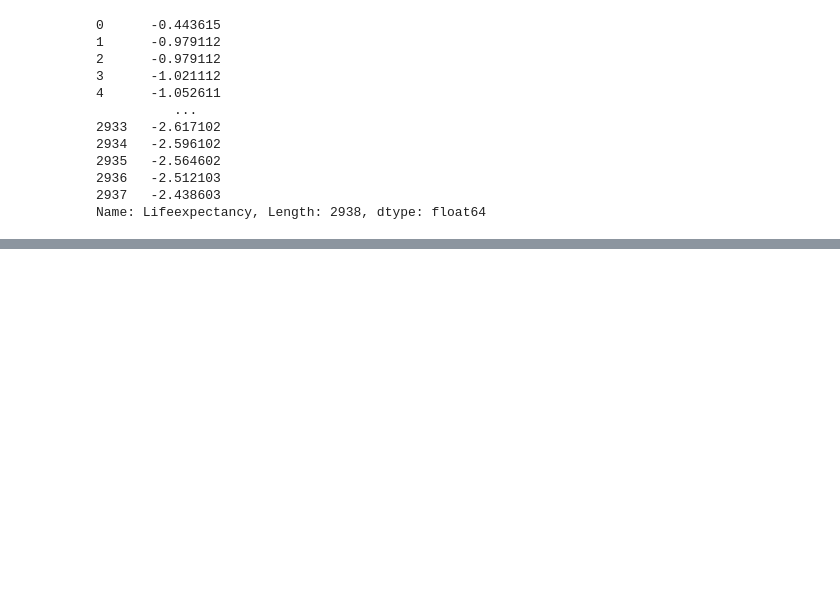
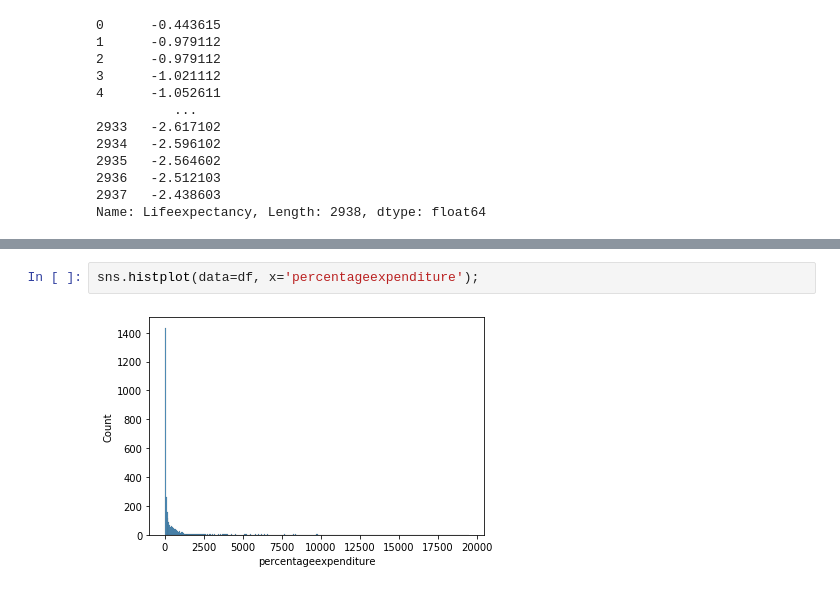
Before and after one commit to divanov137/Life_expectancy, a Jupyter notebook: life_expectancy_causal_analysis.ipynb, the cells around one changed output, grey strips where cells are left out. Drawn from its saved outputs; the diff is of its cells as text; blank space fills up the shorter version.

```diff
--- a/life_expectancy_causal_analysis.ipynb
+++ b/life_expectancy_causal_analysis.ipynb
@@ -178,0 +341,4 @@ def find_correlation(var1, var2, *args):
+# %%
+sns.histplot(data=df, x='percentageexpenditure');
+# %% [output]
+[figure, added]
```
Also changed, not shown: parts of 39 cells of this notebook.
